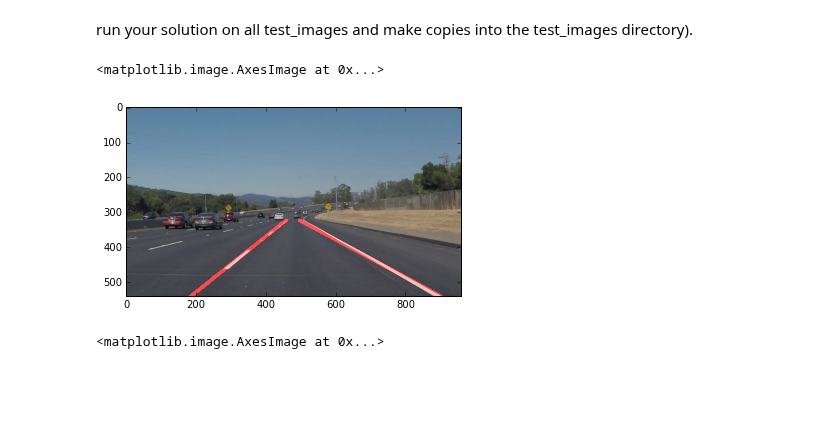
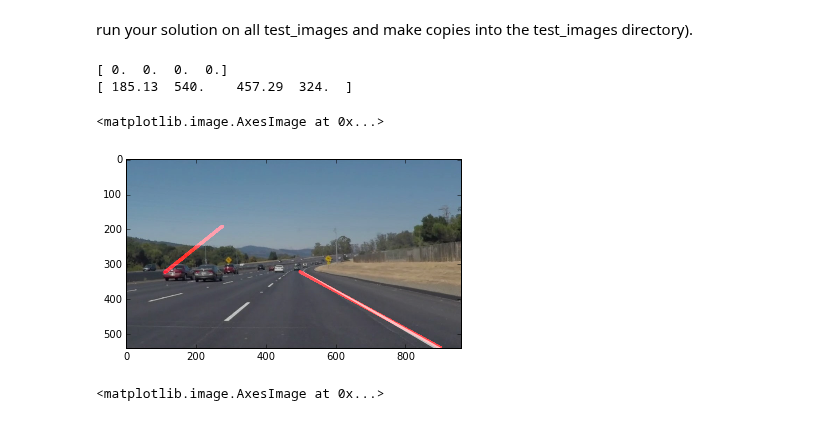
Before and after one commit to h-shib/CarND-LaneLines-P1, a Jupyter notebook: P1.ipynb, the cells around one changed output. Saved outputs shown, nothing was run; the diff lists cells and outputs as text; code cells hidden in the pictures; blank space fills up the shorter version.

Commit message:
avoid lane line jitter by average two images

```diff
--- a/P1.ipynb
+++ b/P1.ipynb
@@ -62,6 +62,9 @@ This image is: <class 'numpy.ndarray'> with dimesions: (540, 960, 3)
 **Check out the OpenCV documentation to learn about these and discover even more awesome functionality!**
 # %% [markdown]
 Below are some helper functions to help get you started. They should look familiar from the lesson!
+# %%
+left_line_prev = np.zeros(4)
+right_line_prev = np.zeros(4)
 # %%
 import math
 
@@ -129,6 +132,8 @@ def draw_lines(img, lines, color=[255, 0, 0], thickness=10):
 
     # separate lines into left and right
     """
+    global left_line_prev
+    global right_line_prev
     left_lines = []
     right_lines = []
     ymin = img.shape[0]
@@ -155,10 +160,14 @@ def draw_lines(img, lines, color=[255, 0, 0], thickness=10):
         left_line_slope = (left_line[3]-left_line[1])/(left_line[2]-left_line[0])
         left_line_intercept = left_line[1] - (left_line[0]*left_line_slope)
 
-        (lx1, ly1, lx2, ly2) = (int((ymax-left_line_intercept)/left_line_slope),
-                                            int(ymax),
-                                            int((ymin-left_line_intercept)/left_line_slope),
-                                            int(ymin))
+        current_line = np.array(((ymax-left_line_intercept)/left_line_slope,
+                                                   ymax,
+                                                   (ymin-left_line_intercept)/left_line_slope,
+                                                   ymin))
+        print(left_line_prev)
+        print(current_line)
+        (lx1, ly1, lx2, ly2) = (left_line_prev*0.4 + current_line*0.6).astype(int)
+        left_line_prev = np.array((lx1, ly1, lx2, ly2)).astype(float)
         cv2.line(img, (lx1, ly1), (lx2, ly2), color, thickness)
 
     # right line parameters
@@ -170,10 +179,12 @@ def draw_lines(img, lines, color=[255, 0, 0], thickness=10):
         right_line_slope = (right_line[3]-right_line[1])/(right_line[2]-right_line[0])
         right_line_intercept = right_line[1] - (right_line[0]*right_line_slope)
 
-        (rx1, ry1, rx2, ry2) = (int((ymax-right_line_intercept)/right_line_slope),
-                                            int(ymax),
-                                            int((ymin-right_line_intercept)/right_line_slope),
-                                            int(ymin))
+        current_line = np.array(((ymax-right_line_intercept)/right_line_slope,
+                                                   ymax,
+                                                   (ymin-right_line_intercept)/right_line_slope,
+                                                   ymin))
+        (rx1, ry1, rx2, ry2) = (right_line_prev*0.4 + current_line*0.6).astype(int)
+        right_line_prev = np.array((rx1, ry1, rx2, ry2)).astype(float)
         cv2.line(img, (rx1, ry1), (rx2, ry2), color, thickness)
 
     #cv2.line(img, (200, 520), (int(left_line[2]), int(left_line[3])), color, thickness)
@@ -253,12 +264,15 @@ def identify_line(image):
 
     return output_img
 # %%
+left_line_prev = np.zeros(4)
 test_img = mpimg.imread('test_images/solidWhiteCurve.jpg')
 tested_img = identify_line(test_img)
 plt.imshow(tested_img, cmap='gray')
 # %% [output]
-<matplotlib.image.AxesImage at 0x...>
+[ 0.  0.  0.  0.]
+[ 185.13  540.    457.29  324.  ]
+<matplotlib.image.AxesImage at 0x...>
-[figure, old version]
+[figure, new version]
 # %%
 original_img = mpimg.imread('test_images/solidWhiteCurve.jpg')
 plt.imshow(original_img)
```
Also changed, not shown: parts of 3 cells of this notebook.
